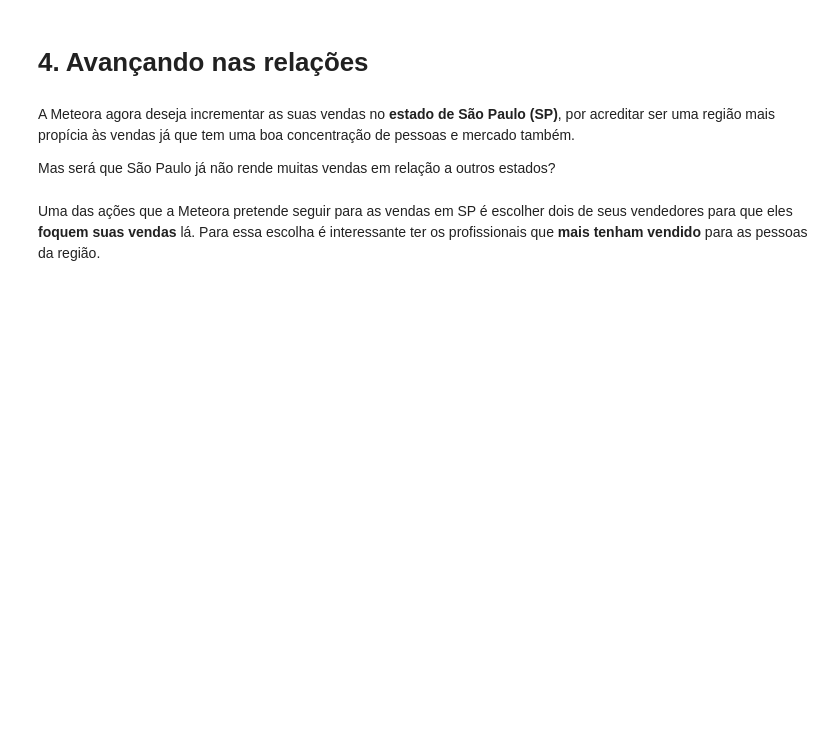
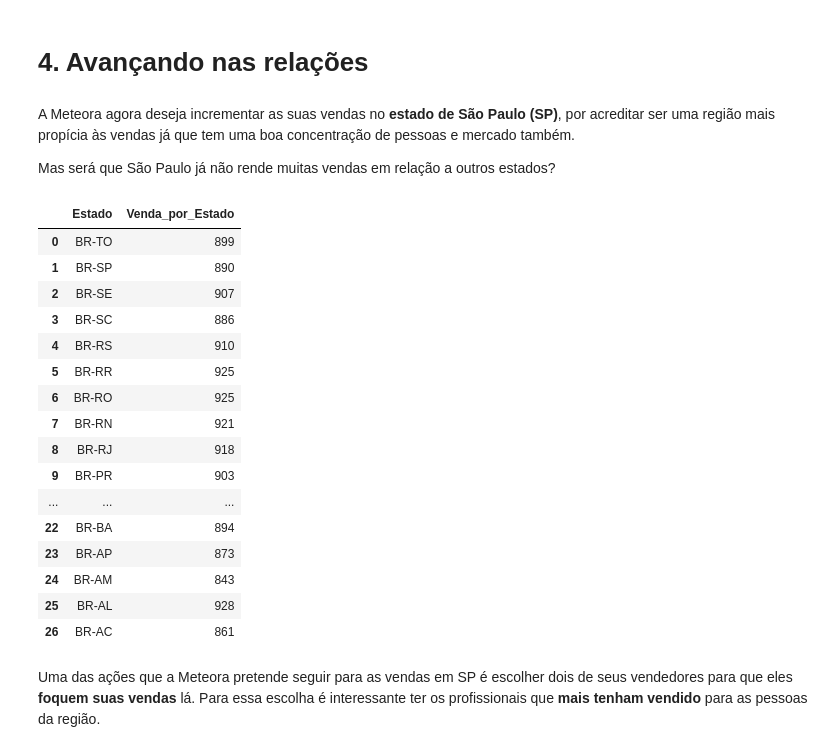
Before and after one commit to MaxRSilva/Python-An-lise_de_dados_com_SQL, a Jupyter notebook: Notebook_Meteora.ipynb, the cells around one changed output. Saved outputs shown, nothing was run; the diff lists cells and outputs as text; code cells hidden in the pictures; blank space fills up the shorter version.

Commit message:
Vendas do Estado de SP

```diff
--- a/Notebook_Meteora.ipynb
+++ b/Notebook_Meteora.ipynb
@@ -209,5 +201,32 @@ Analise_2020
 A Meteora agora deseja incrementar as suas vendas no **estado de São Paulo (SP)**, por acreditar ser uma região mais propícia às vendas já que tem uma boa concentração de pessoas e mercado também.
 
 Mas será que São Paulo já não rende muitas vendas em relação a outros estados?
+# %%
+query = '''SELECT
+            ESTADO,
+            COUNT(*) as 'Venda_por_Estado'
+          FROM ITENS_PEDIDOS
+          GROUP BY ESTADO
+          ORDER BY 'Venda_por_Estado' DESC '''
+Vendas_Estados = sql_df(query)
+Vendas_Estados
+# %% [output]
+|  | Estado | Venda_por_Estado |
+| 0 | BR-TO | 899 |
+| 1 | BR-SP | 890 |
+| 2 | BR-SE | 907 |
+| 3 | BR-SC | 886 |
+| 4 | BR-RS | 910 |
+| 5 | BR-RR | 925 |
+| 6 | BR-RO | 925 |
+| 7 | BR-RN | 921 |
+| 8 | BR-RJ | 918 |
+| 9 | BR-PR | 903 |
+| ... | ... | ... |
+| 22 | BR-BA | 894 |
+| 23 | BR-AP | 873 |
+| 24 | BR-AM | 843 |
+| 25 | BR-AL | 928 |
+| 26 | BR-AC | 861 |
 # %% [markdown]
 Uma das ações que a Meteora pretende seguir para as vendas em SP é escolher dois de seus vendedores para que eles **foquem suas vendas** lá. Para essa escolha é interessante ter os profissionais que **mais tenham vendido** para as pessoas da região.
```
Also changed, not shown: parts of 3 cells of this notebook.
